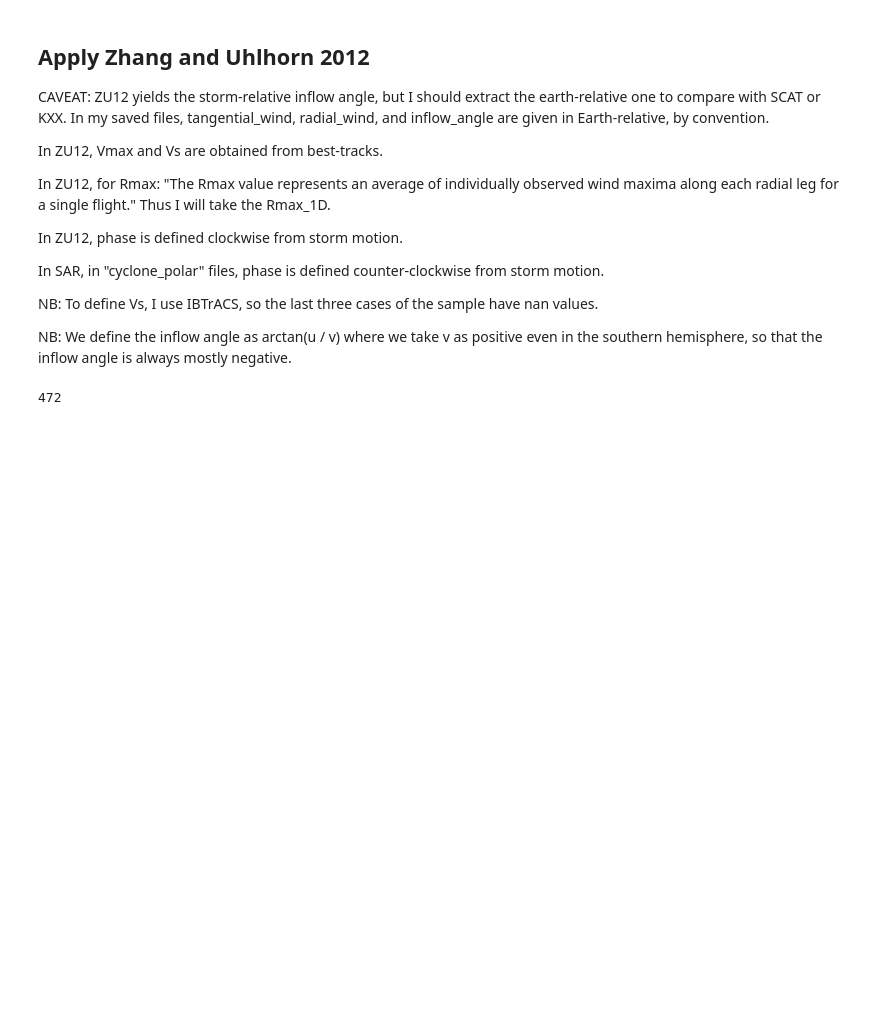
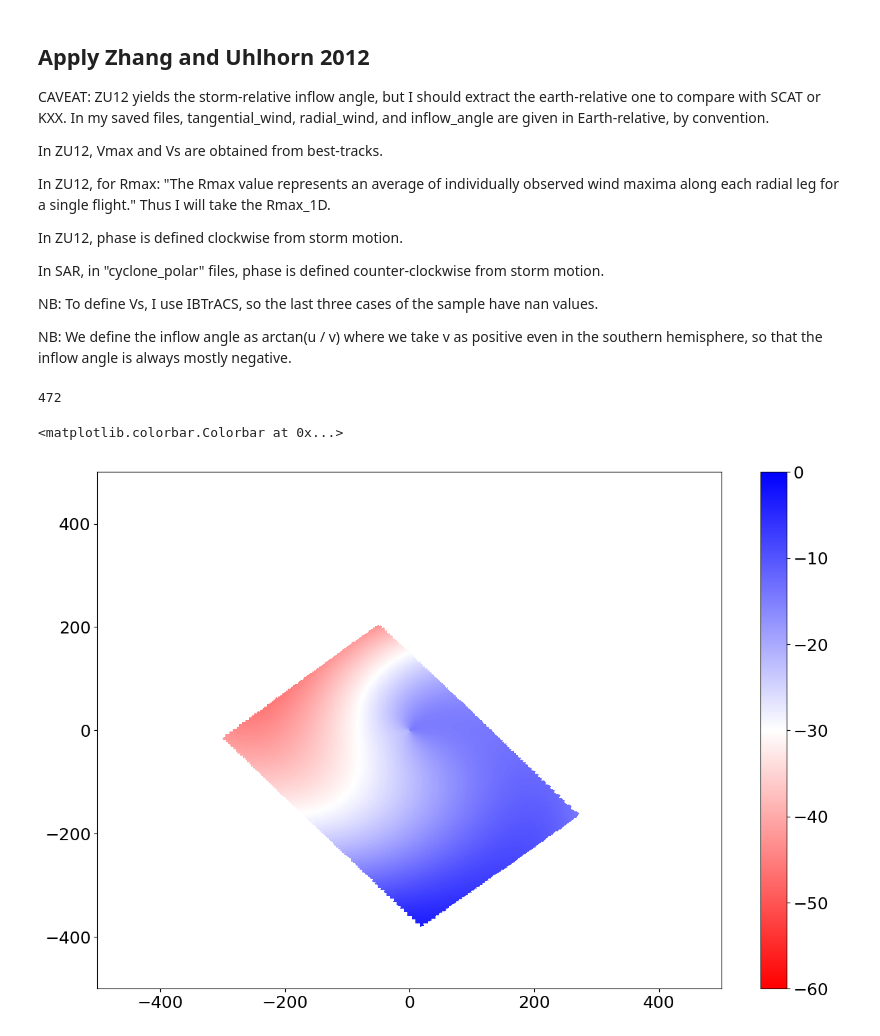
Before and after one commit to Arthur117/TCsLifeMonitFromObs, a Jupyter notebook: winddirection/PRJCT_TCBL/00_ZU12.ipynb, the cells around one changed output. Drawn from its saved outputs; the diff is of its cells as text; code cells hidden in the pictures; blank space fills up the shorter version.

```diff
--- a/winddirection/PRJCT_TCBL/00_ZU12.ipynb
+++ b/winddirection/PRJCT_TCBL/00_ZU12.ipynb
@@ -248,3 +253,24 @@ for t in tqdm(range(len(dsg_filtered.time))):
     if PRMS['sav_css']:
         # Save
         dsp[subset].to_netcdf(PTHS['sav_dir'] + 'cases/{}.nc'.format(ds.file_tcva.item()[:-17]))
+# %%
+# Convert to cartesian to plot - storm-relative
+dr, th       = np.meshgrid(dsp.rad, dsp.theta)
+th           = th + 90 # Convert to polar th, i.e 0° = positive x-axis, 90° = positive y-axis
+th           = np.deg2rad(th % 360)
+ds_x, ds_y   = pol2cart(dr, th)
+# Create ref. grid, choose resolution
+dim_ref      = np.linspace(-500, 500, int((500 // 1 * 2) + 1)) * 1000
+x_ref, y_ref = np.meshgrid(dim_ref, dim_ref)
+# Interpolate on reference grid
+# ws_car       = griddata((ds_x.flatten(), ds_y.flatten()), np.array(dsp.wind_speed.transpose()).flatten(),      (x_ref, y_ref), method='nearest')
+usr_car        = griddata((ds_x.flatten(), ds_y.flatten()), np.array(dsp.radial_wind_storm_relative.transpose()).flatten(),     (x_ref, y_ref), method='nearest')
+vsr_car        = griddata((ds_x.flatten(), ds_y.flatten()), np.array(dsp.tangential_wind_storm_relative.transpose()).flatten(), (x_ref, y_ref), method='nearest')
+# %%
+plt.pcolormesh(x_ref / 1000, y_ref / 1000, np.rad2deg(np.arctan2(usr_car, vsr_car)), cmap=plt.get_cmap('bwr_r'), vmin=-60, vmax=0)
+# plt.pcolormesh(x_ref / 1000, y_ref / 1000, np.rad2deg(np.arctan(usr_car / vsr_car)), cmap=plt.get_cmap('coolwarm_r'), vmin=-60, vmax=0)
+# plt.xlim(-200, 200);plt.ylim(-200, 200)
+plt.colorbar()
+# %% [output]
+<matplotlib.colorbar.Colorbar at 0x...>
+[figure, added]
```
Also changed, not shown: parts of 6 cells of this notebook, 1 other file.
